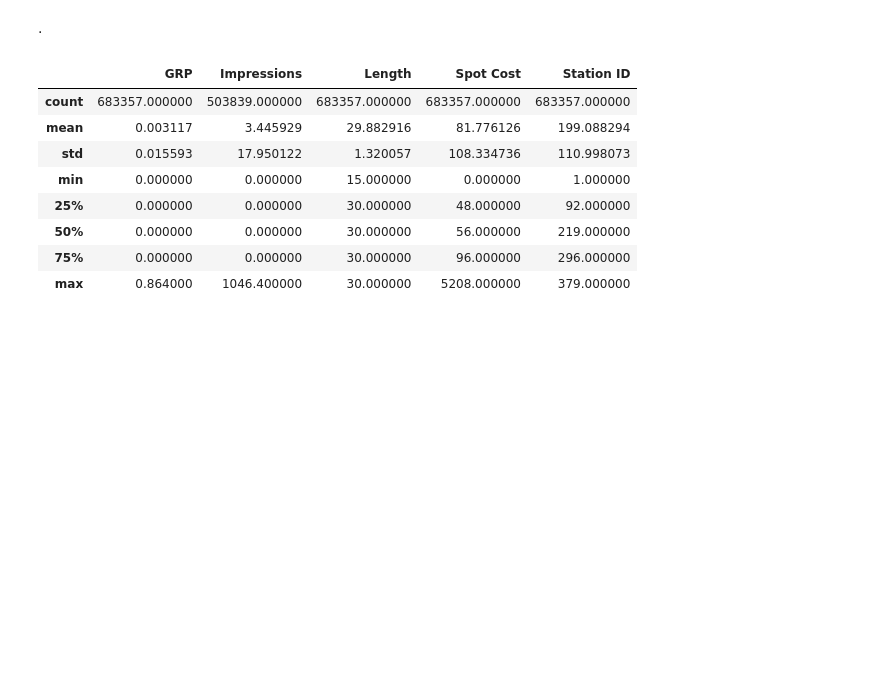
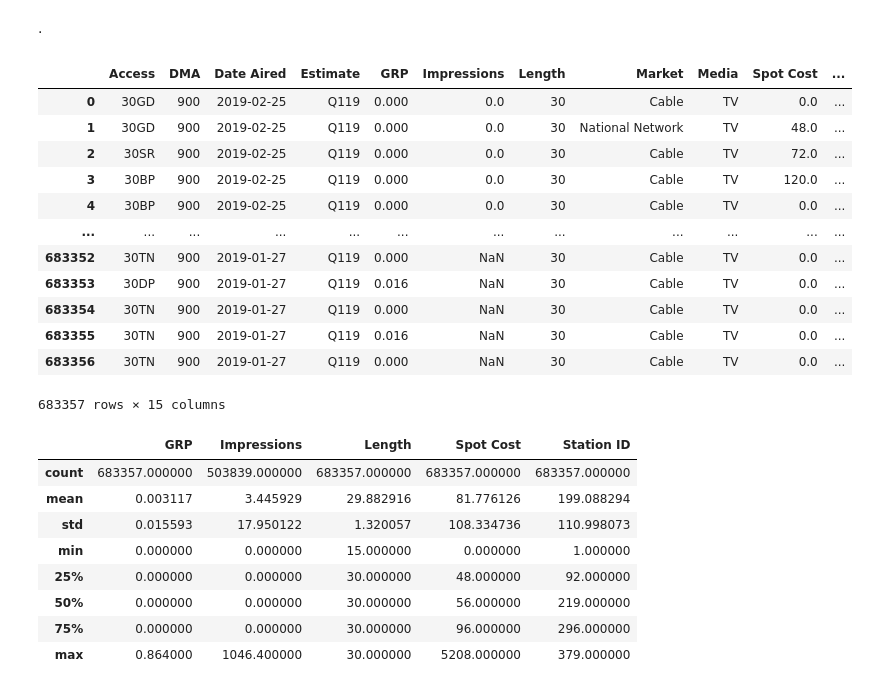
Before and after one commit to neonflux56/Direct_Avenue_GRP_Project, a Jupyter notebook: Code/alex_test.ipynb, the cells around one changed output. Drawn from its saved outputs; the diff is of its cells as text; code cells hidden in the pictures; blank space fills up the shorter version.

```diff
--- a/Code/alex_test.ipynb
+++ b/Code/alex_test.ipynb
@@ -51,6 +53,22 @@ dat = pd.read_csv('cleaned_data.csv')
 .
 # %%
 dat = dat.loc[:, 'Access':]
+# %%
+dat
+# %% [output]
+|  | Access | DMA | Date Aired | Estimate | GRP | Impressions | Length | Market | Media | Spot Cost | ... |
+| 0 | 30GD | 900 | 2019-02-25 | Q119 | 0.000 | 0.0 | 30 | Cable | TV | 0.0 | ... |
+| 1 | 30GD | 900 | 2019-02-25 | Q119 | 0.000 | 0.0 | 30 | National Network | TV | 48.0 | ... |
+| 2 | 30SR | 900 | 2019-02-25 | Q119 | 0.000 | 0.0 | 30 | Cable | TV | 72.0 | ... |
+| 3 | 30BP | 900 | 2019-02-25 | Q119 | 0.000 | 0.0 | 30 | Cable | TV | 120.0 | ... |
+| 4 | 30BP | 900 | 2019-02-25 | Q119 | 0.000 | 0.0 | 30 | Cable | TV | 0.0 | ... |
+| ... | ... | ... | ... | ... | ... | ... | ... | ... | ... | ... | ... |
+| 683352 | 30TN | 900 | 2019-01-27 | Q119 | 0.000 | NaN | 30 | Cable | TV | 0.0 | ... |
+| 683353 | 30DP | 900 | 2019-01-27 | Q119 | 0.016 | NaN | 30 | Cable | TV | 0.0 | ... |
+| 683354 | 30TN | 900 | 2019-01-27 | Q119 | 0.000 | NaN | 30 | Cable | TV | 0.0 | ... |
+| 683355 | 30TN | 900 | 2019-01-27 | Q119 | 0.016 | NaN | 30 | Cable | TV | 0.0 | ... |
+| 683356 | 30TN | 900 | 2019-01-27 | Q119 | 0.000 | NaN | 30 | Cable | TV | 0.0 | ... |
+683357 rows × 15 columns
 # %%
 dat.describe()
 # %% [output]
```
Also changed, not shown: parts of 5 cells of this notebook.
